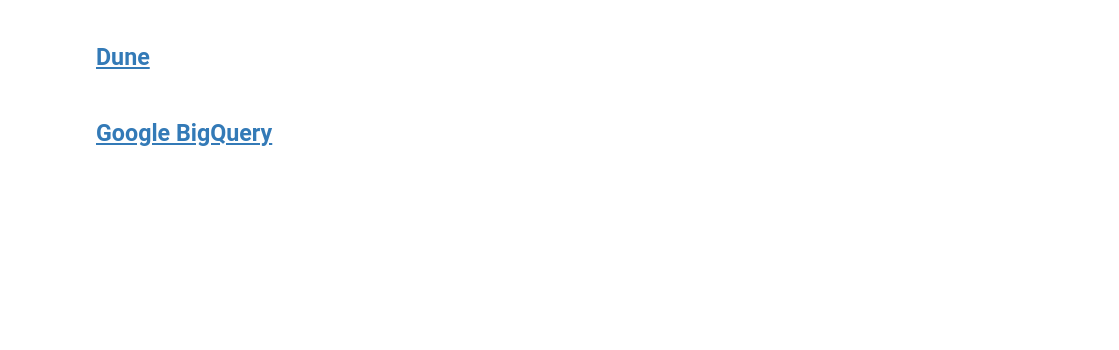
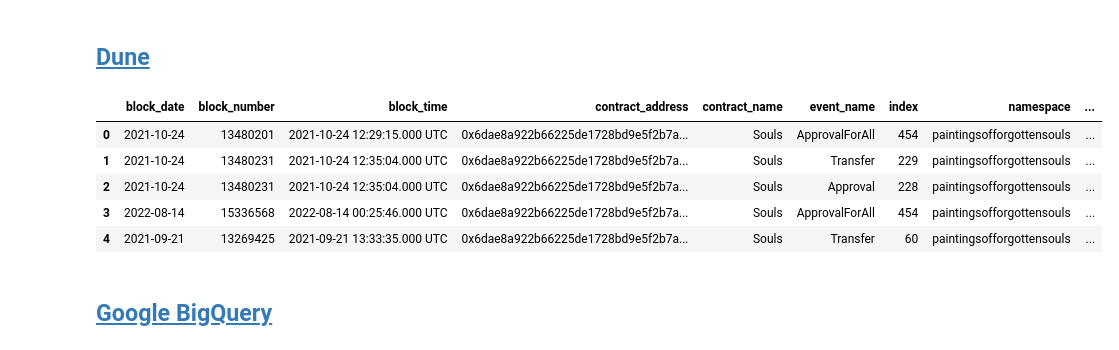
Before and after one commit to PrimoData/blockchain_data, a Jupyter notebook: Query_Blockchain_Data.ipynb, the cells around one changed output. Cells and saved outputs as stored; diff of their text form; code cells hidden in the pictures; blank space fills up the shorter version.

```diff
--- a/Query_Blockchain_Data.ipynb
+++ b/Query_Blockchain_Data.ipynb
@@ -116,16 +90,23 @@ flipside_df
 # %%
 # Query Dune Analytics using API
 def query_dune(q):
-    url = f"https://api.dune.com/api/v1/query/2296642/results?api_key={dune_key}"
+    url = f"https://api.dune.com/api/v1/query/{q}/results?api_key={dune_key}"
     response = requests.get(url)
     results_json = json.loads(response.text)["result"]["rows"]
     results_df = pd.DataFrame.from_dict(results_json)
     return results_df
 # %%
-# https://dune.com/queries/2296642
-q = "2296642"
-dune_df = run_query(q, "dune")
-dune_df
+# https://dune.com/queries/2638781
+q = "2638781"
+dune_df = query_dune(q)
+dune_df.head()
+# %% [output]
+|  | block_date | block_number | block_time | contract_address | contract_name | event_name | index | namespace | ... |
+| 0 | 2021-10-24 | 13480201 | 2021-10-24 12:29:15.000 UTC | 0x6dae8a922b66225de1728bd9e5f2b7a... | Souls | ApprovalForAll | 454 | paintingsofforgottensouls | ... |
+| 1 | 2021-10-24 | 13480231 | 2021-10-24 12:35:04.000 UTC | 0x6dae8a922b66225de1728bd9e5f2b7a... | Souls | Transfer | 229 | paintingsofforgottensouls | ... |
+| 2 | 2021-10-24 | 13480231 | 2021-10-24 12:35:04.000 UTC | 0x6dae8a922b66225de1728bd9e5f2b7a... | Souls | Approval | 228 | paintingsofforgottensouls | ... |
+| 3 | 2022-08-14 | 15336568 | 2022-08-14 00:25:46.000 UTC | 0x6dae8a922b66225de1728bd9e5f2b7a... | Souls | ApprovalForAll | 454 | paintingsofforgottensouls | ... |
+| 4 | 2021-09-21 | 13269425 | 2021-09-21 13:33:35.000 UTC | 0x6dae8a922b66225de1728bd9e5f2b7a... | Souls | Transfer | 60 | paintingsofforgottensouls | ... |
 # %% [markdown]
 ## [Google BigQuery](https://console.cloud.google.com/marketplace/browse)
 # %%
```
Also changed, not shown: parts of 24 cells of this notebook, 2 other files.
